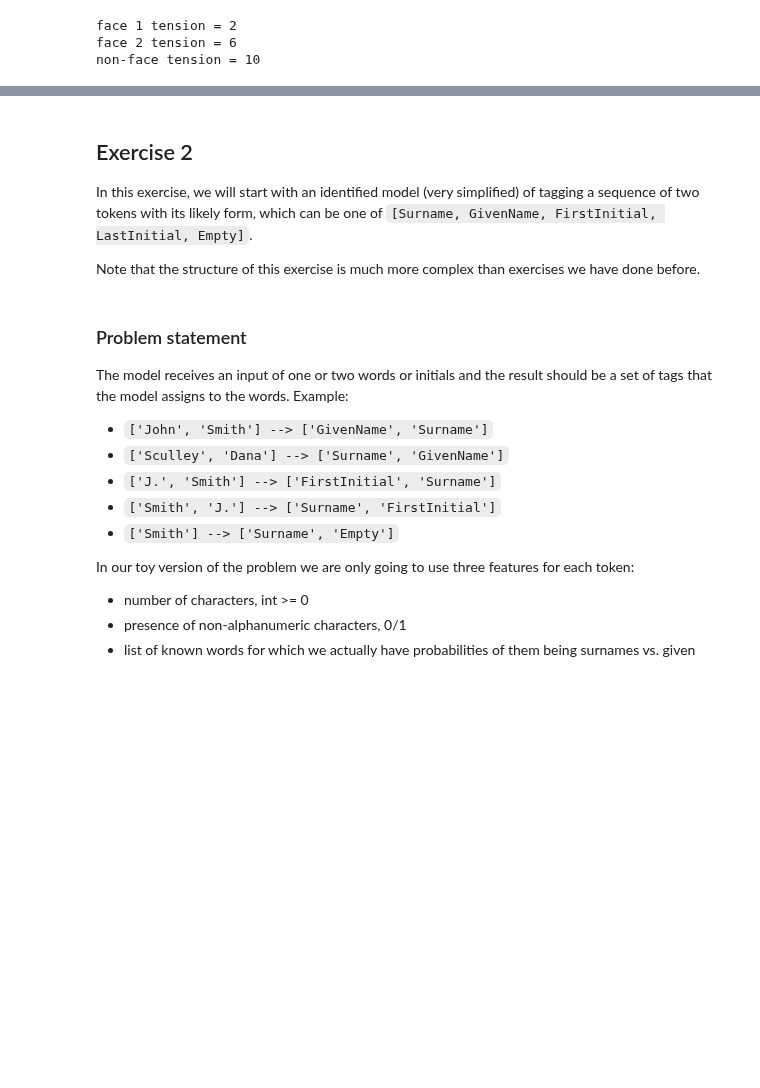
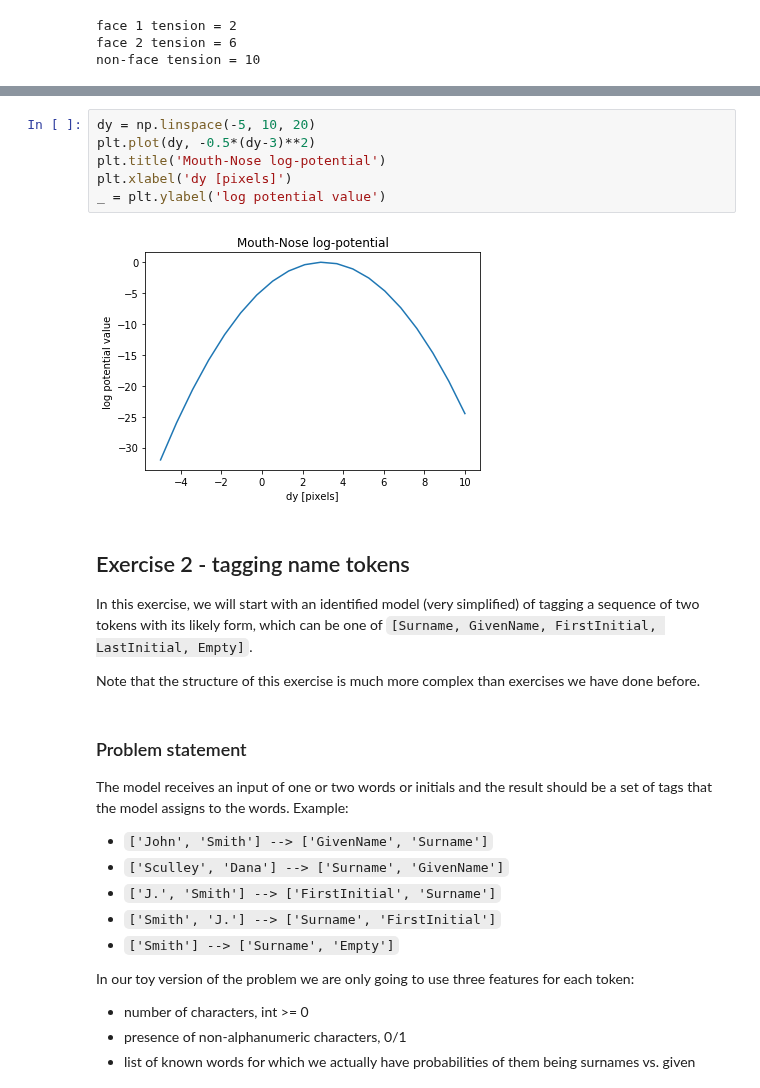
Before and after one commit to fonnesbeck/PyMC3_DataScienceLA, a Jupyter notebook: notebooks/2a. Model Building with PyMC3.ipynb, the cells around one changed output, grey strips where cells are left out. Saved outputs shown, nothing was run; the diff lists cells and outputs as text; blank space fills up the shorter version.

```diff
--- a/notebooks/2a. Model Building with PyMC3.ipynb
+++ b/notebooks/2a. Model Building with PyMC3.ipynb
@@ -469,5 +497,13 @@ non-face tension = 10
+# %%
+dy = np.linspace(-5, 10, 20)
+plt.plot(dy, -0.5*(dy-3)**2)
+plt.title('Mouth-Nose log-potential')
+plt.xlabel('dy [pixels]')
+_ = plt.ylabel('log potential value')
+# %% [output]
+[figure, added]
 # %% [markdown]
-## Exercise 2
+## Exercise 2 - tagging name tokens
 
 In this exercise, we will start with an identified model (very simplified) of tagging a sequence of two tokens with its likely form, which can be one of
 `[Surname, GivenName, FirstInitial, LastInitial, Empty]`.
```
Also changed, not shown: parts of 12 cells of this notebook, 5 other files.
